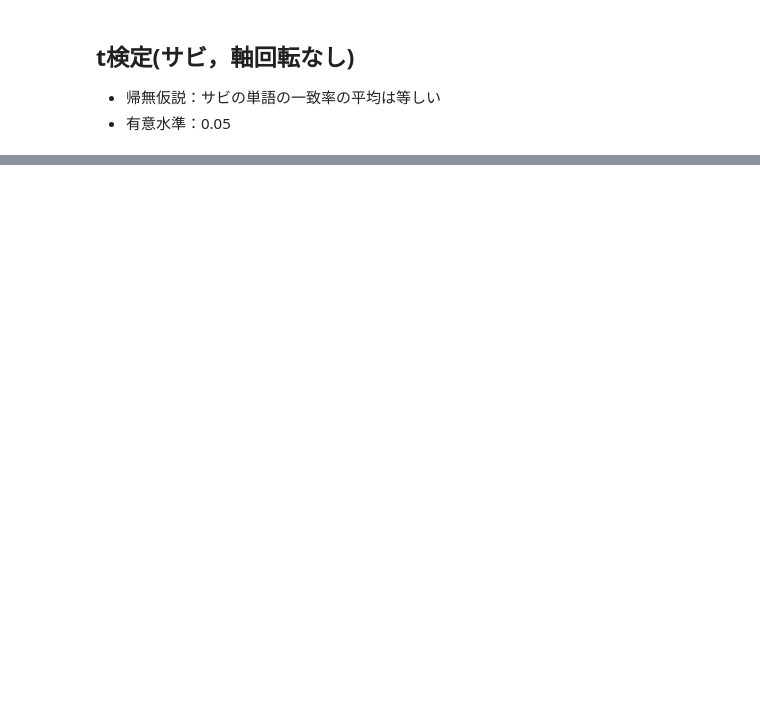
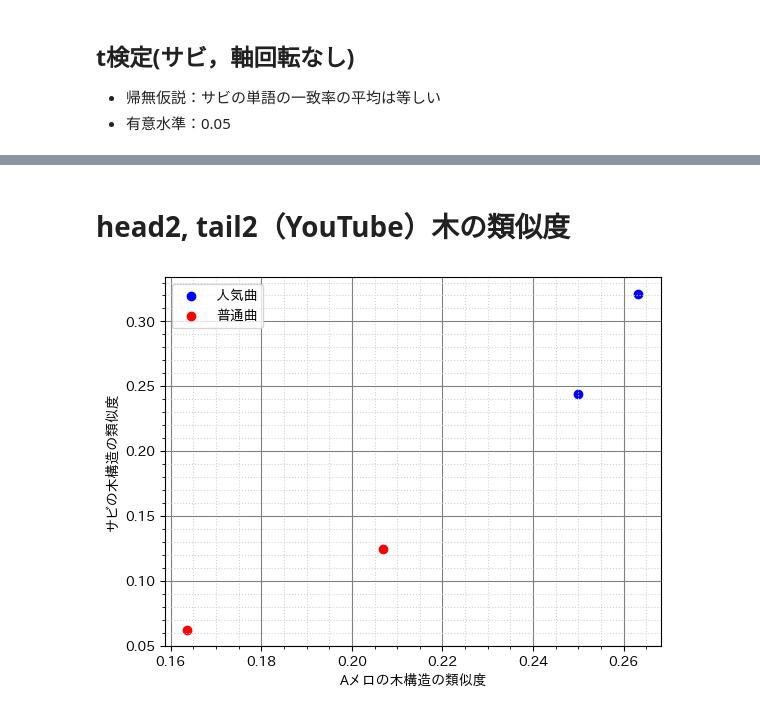
Before and after one commit to tsubasasugawara/lyrics_melody_analyzer, a Jupyter notebook: notebooks/GReeeeN.ipynb, the cells around one changed output, grey strips where cells are left out. Saved outputs shown, nothing was run; the diff lists cells and outputs as text; code cells hidden in the pictures; blank space fills up the shorter version.

```diff
--- a/notebooks/GReeeeN.ipynb
+++ b/notebooks/GReeeeN.ipynb
@@ -94,0 +45,3 @@ TtestResult(statistic=2.107421138570833, pvalue=0.04962899679596903, df=17.68481
+# %%
+rates_ts, xy_min_tspc, xy_max_tspc = nb.preprocess(df, "csv/GReeeeN_tspc_20231119.csv")
+nb.scatter(rates_ts, xy_min_tspc, xy_max_tspc, nb.YOUTUBE, "Aメロの木構造の類似度", "サビの木構造の類似度", "images/GReeeeNにおける木構造の類似度と人気度の関係（YouTube）.svg")
@@ -109,0 +86,6 @@ plt.grid(which='minor', color='lightgray', linestyle='dotted')
+# %% [markdown]
+# head2, tail2（YouTube）木の類似度
+# %%
+nb.head_tail(rates_ts, nb.YOUTUBE, "Aメロの木構造の類似度", "サビの木構造の類似度")
+# %% [output]
+[figure, added]
```
Also changed, not shown: parts of 29 cells of this notebook, 18 other files.
